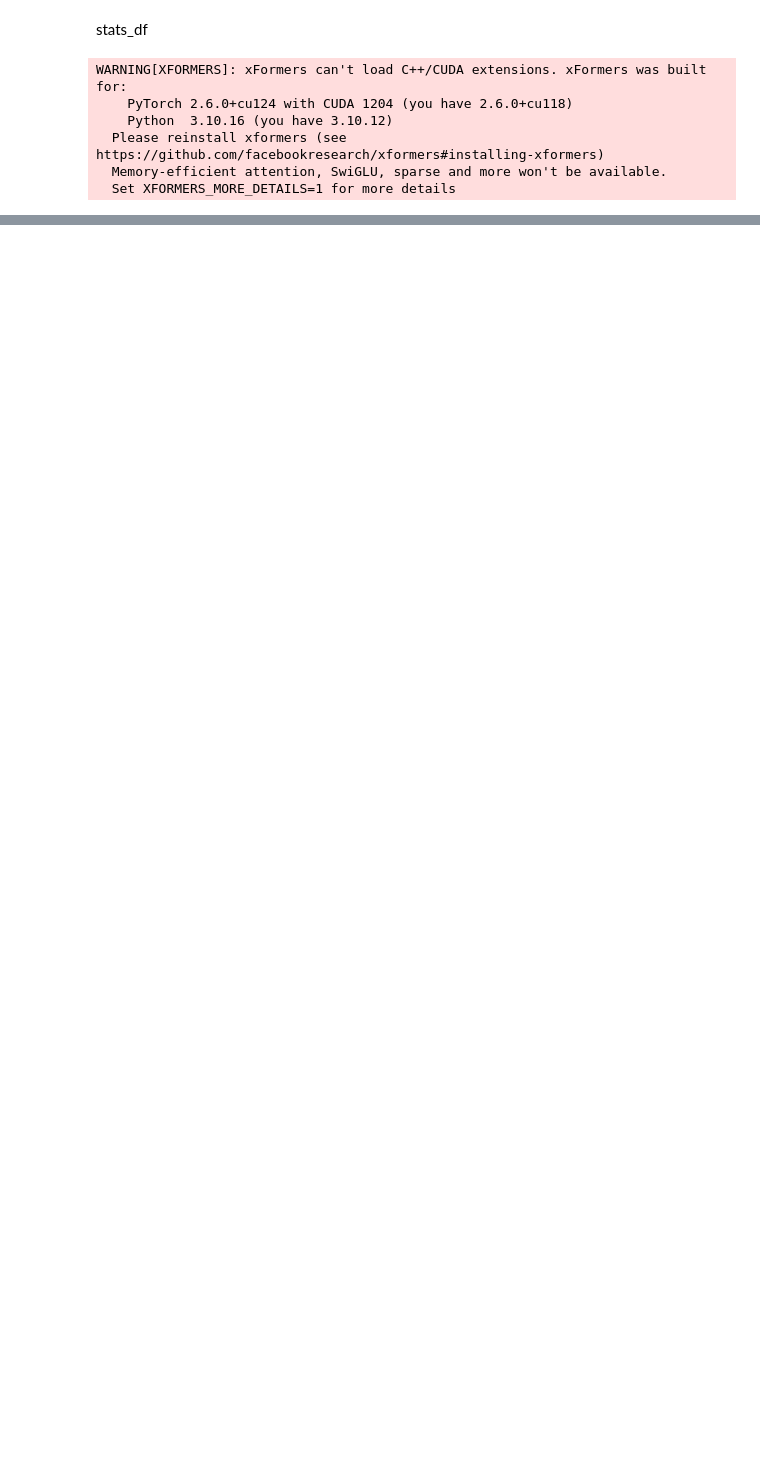
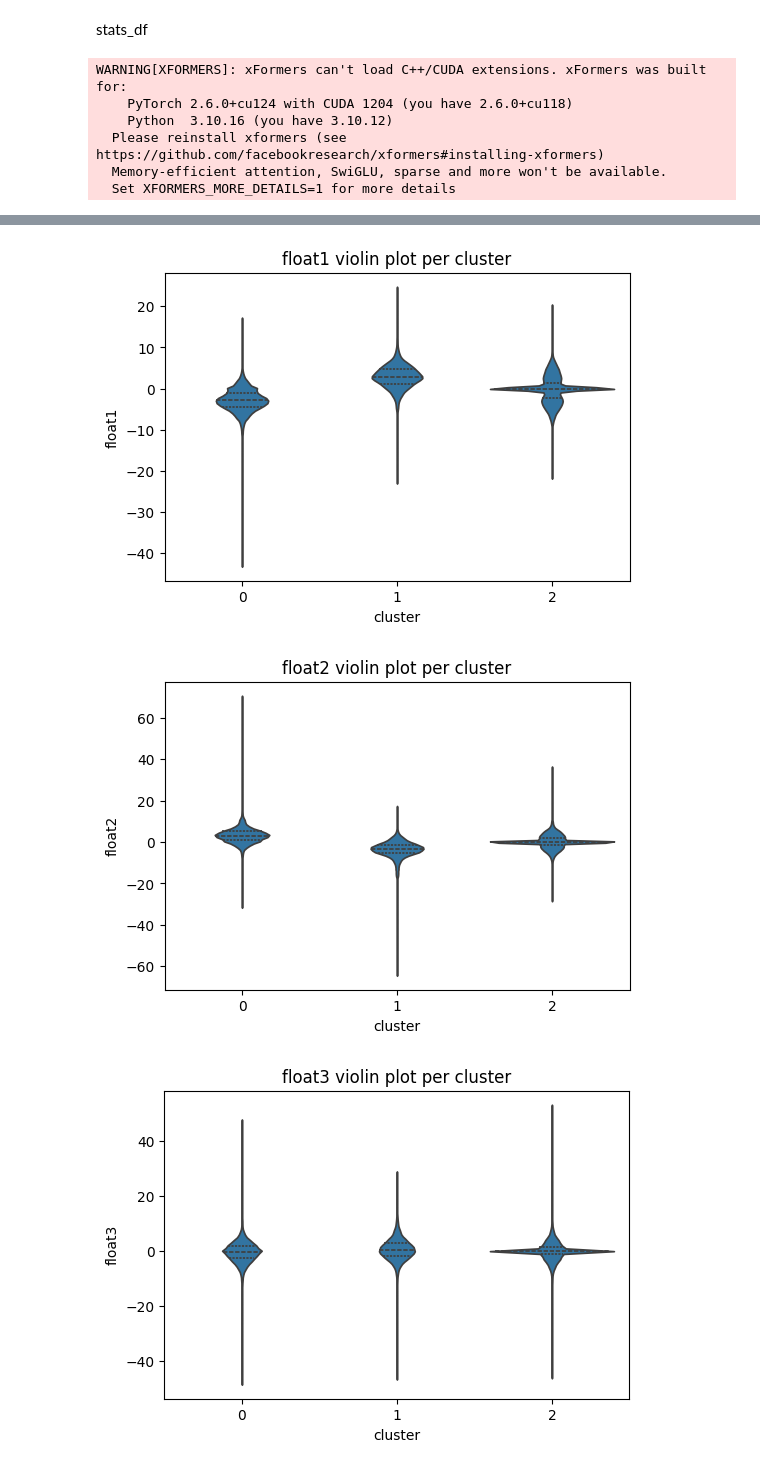
Before and after one commit to fpramunno/ionosphere_diffusion, a Jupyter notebook: notebook/data_analysis.ipynb, the cells around one changed output, grey strips where cells are left out. Cells and saved outputs as stored; diff of their text form; code cells hidden in the pictures; blank space fills up the shorter version.

```diff
--- a/notebook/data_analysis.ipynb
+++ b/notebook/data_analysis.ipynb
@@ -203,0 +268,11 @@ plt.show()
+# %%
+for col in ["float1", "float2", "float3", "float4"]:
+    import seaborn as sns
+    plt.figure(figsize=(6, 4))
+    sns.violinplot(x="cluster", y=col, data=df, inner="quartile")
+    plt.title(f"{col} violin plot per cluster")
+    plt.show()
+# %% [output]
+[figure, added]
+[figure, added]
+[figure, added]
```
Also changed, not shown: parts of 15 cells of this notebook, 3 other files.
